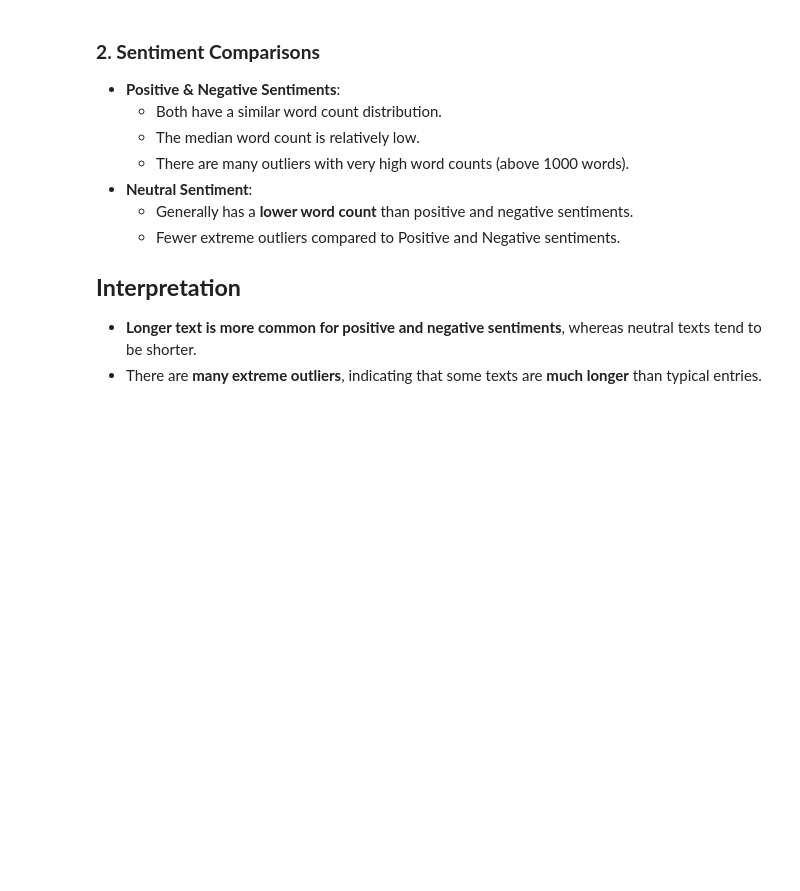
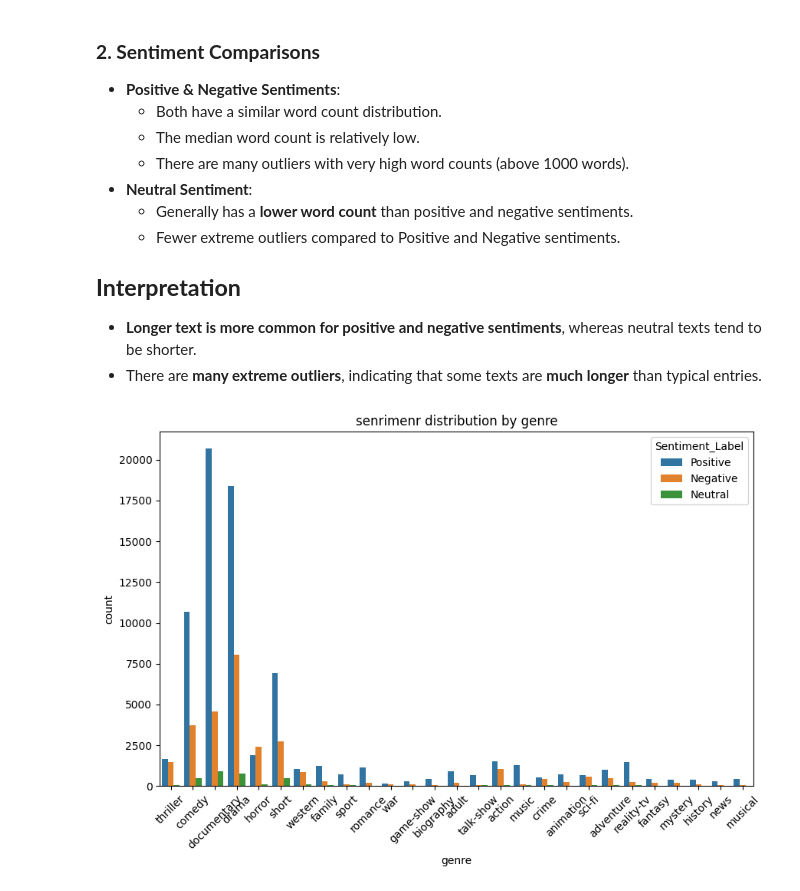
Before and after one commit to Dawittsegaye12/codsoft_movie-genre_prediction, a Jupyter notebook: notebook/eda.ipynb, the cells around one changed output. Drawn from its saved outputs; the diff is of its cells as text; code cells hidden in the pictures; blank space fills up the shorter version.

```diff
--- a/notebook/eda.ipynb
+++ b/notebook/eda.ipynb
@@ -610,3 +611,13 @@ This box plot visualizes the distribution of **word count** for different **sent
 ## **Interpretation**
 - **Longer text is more common for positive and negative sentiments**, whereas neutral texts tend to be shorter.
 - There are **many extreme outliers**, indicating that some texts are **much longer** than typical entries.
+# %%
+plt.figure(figsize=(10, 6))
+sns.countplot(x='Genre', hue='Sentiment_Label', data=merged_final)
+plt.title('senrimenr distribution by genre')
+plt.xlabel('genre')
+plt.ylabel('count')
+plt.xticks(rotation=45)
+plt.show()
+# %% [output]
+[figure, added]
```
Also changed, not shown: parts of 1 cell of this notebook.
